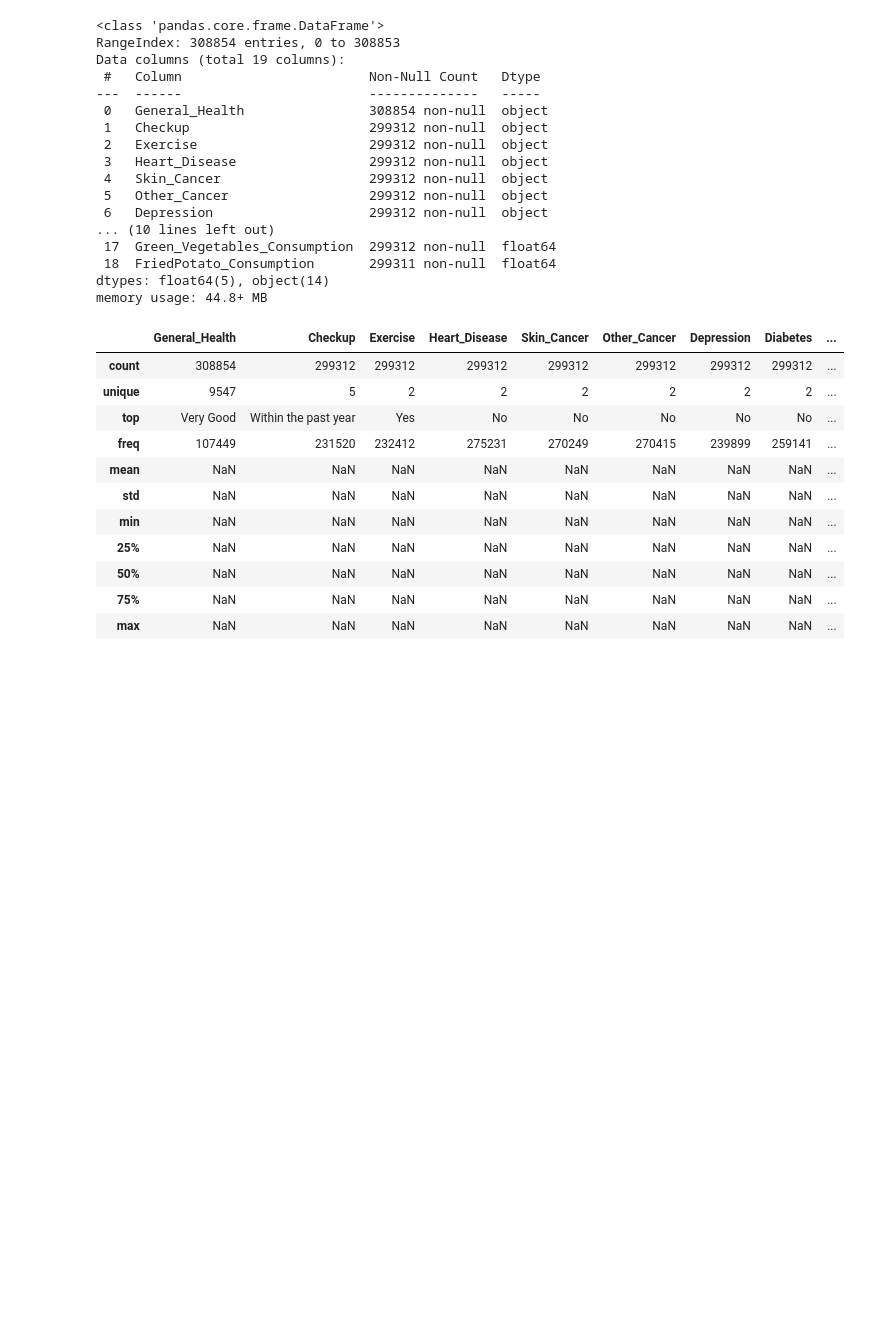
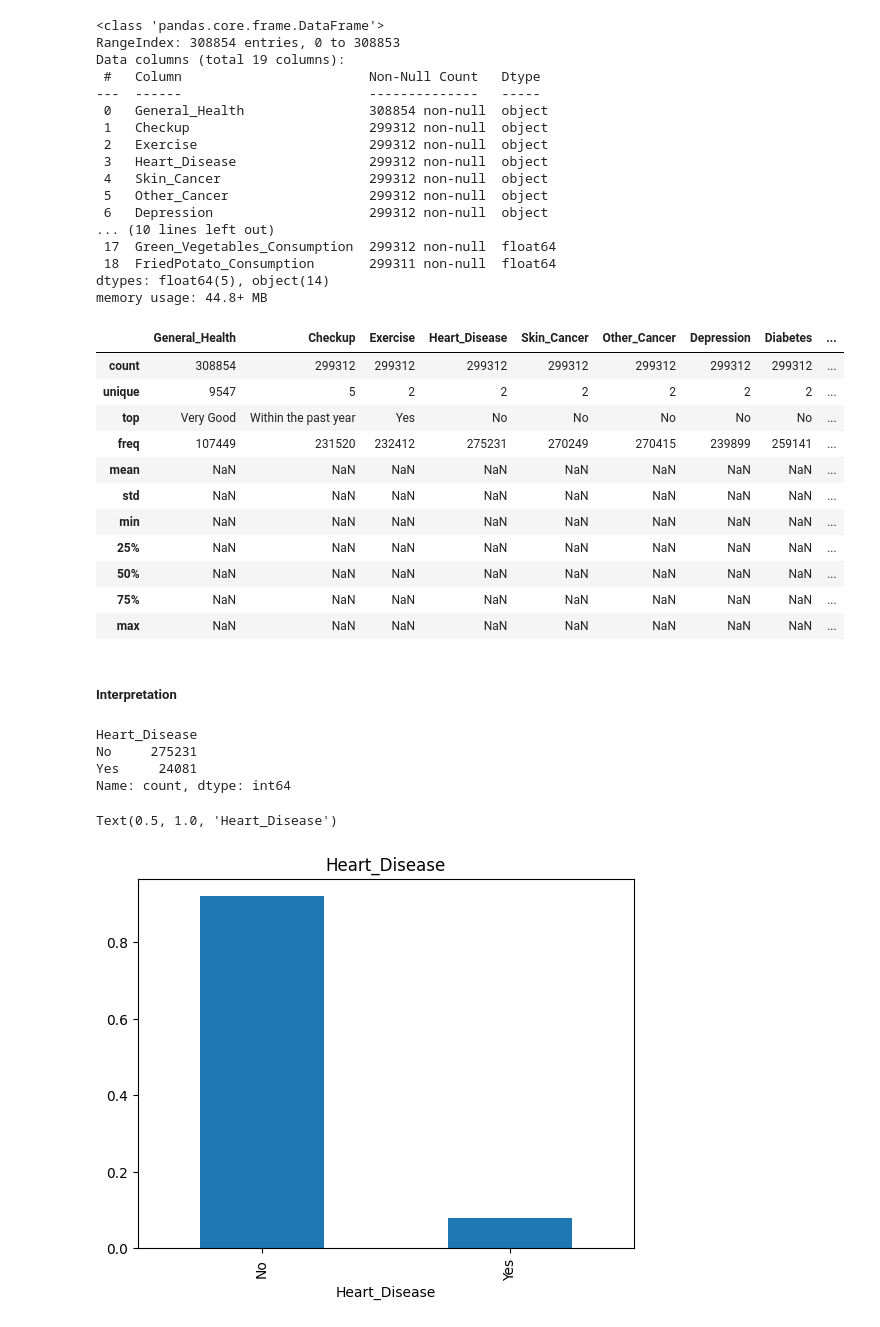
Before and after one commit to gir-yay/AI, a Jupyter notebook: projet.ipynb, the cells around one changed output. Drawn from its saved outputs; the diff is of its cells as text; code cells hidden in the pictures; blank space fills up the shorter version.

```diff
--- a/projet.ipynb
+++ b/projet.ipynb
@@ -91,3 +91,24 @@ data.describe(include='all')
 | 50% | NaN | NaN | NaN | NaN | NaN | NaN | NaN | NaN | ... |
 | 75% | NaN | NaN | NaN | NaN | NaN | NaN | NaN | NaN | ... |
 | max | NaN | NaN | NaN | NaN | NaN | NaN | NaN | NaN | ... |
+# %% [markdown]
+##### Interpretation
+# %%
+import matplotlib as mpl
+import matplotlib.pyplot as plt
+other_columns =["General_Health","Checkup","Exercise","Skin_Cancer" ,
+          "Other_Cancer","Depression","Diabetes","Arthritis",
+          "Sex","Age_Category","Smoking_History","Weight_(kg)","BMI",
+          "Smoking_History", "Alcohol_Consumption","Fruit_Consumption",
+          "Green_Vegetables_Consumption","FriedPotato_Consumption"]
+target_column = "Heart_Disease"
+print(data[target_column].value_counts())
+data.Heart_Disease.value_counts(normalize=True).plot(kind='bar', alpha=1)
+plt.title('Heart_Disease')
+# %% [output]
+Heart_Disease
+No     275231
+Yes     24081
+Name: count, dtype: int64
+Text(0.5, 1.0, 'Heart_Disease')
+[figure, added]
```
Also changed, not shown: parts of 2 cells of this notebook.
